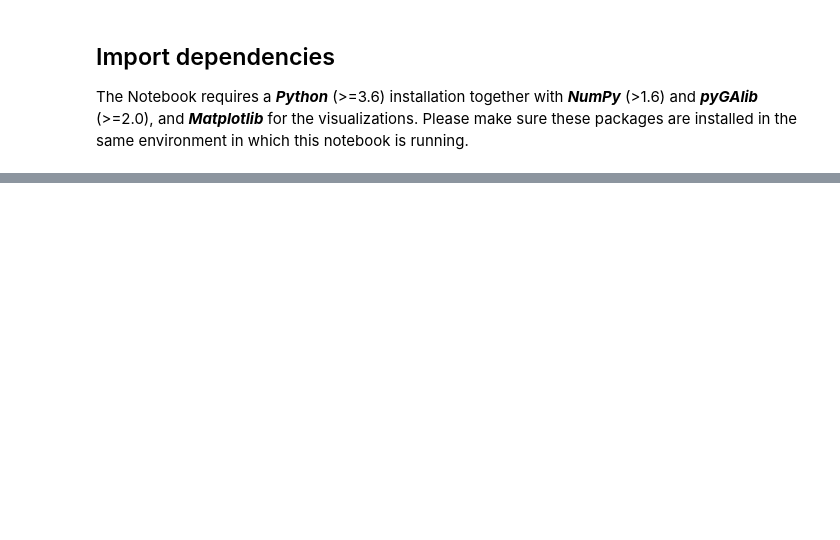
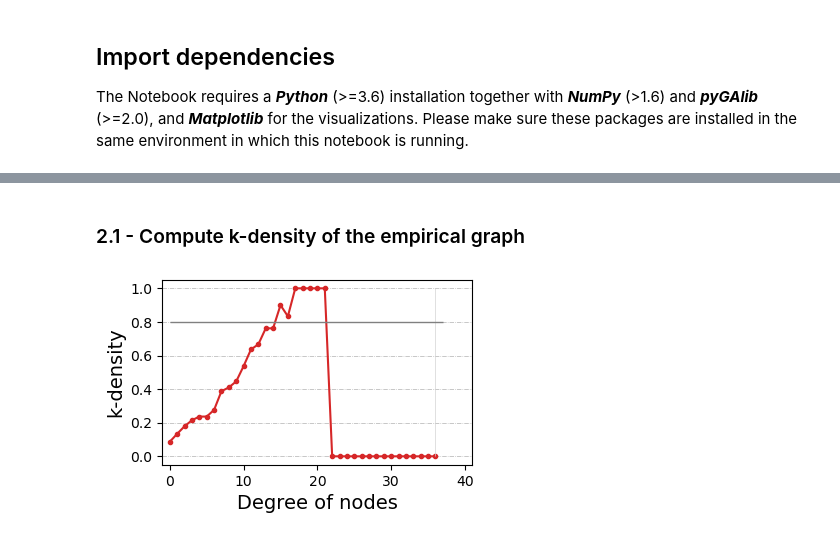
Before and after one commit to gorkazl/pyGAlib, a Jupyter notebook: Examples/RichClub_Undirected.ipynb, the cells around one changed output, grey strips where cells are left out. Saved outputs shown, nothing was run; the diff lists cells and outputs as text; code cells hidden in the pictures; blank space fills up the shorter version.

```diff
--- a/Examples/RichClub_Undirected.ipynb
+++ b/Examples/RichClub_Undirected.ipynb
@@ -50,0 +92,21 @@ N = len(net)
+# %% [markdown]
+### 2.1 - Compute k-density of the empirical graph
+# %%
+# Iteratively compute k-density for all degrees
+kdens = galib.k_Density(net)
+
+# Plot the k-density curve
+kmax = deg.max()
+klist = np.arange(0,kmax+1)
+
+plt.figure(figsize=(4,2.4))
+plt.plot(klist, kdens, '.-', color='tab:red')
+plt.vlines(x=kmax, ymin=0,ymax=1,      color='lightgray', lw=0.5)
+plt.hlines(y=0.8,  xmin=0,xmax=kmax+1, color='gray', lw=1)
+
+plt.xlim(-1,kmax+5)
+plt.xlabel('Degree of nodes')
+plt.ylabel('k-density')
+plt.grid(axis='y', ls='-.', lw=0.5)
+# %% [output]
+[figure, added]
```
Also changed, not shown: parts of 22 cells of this notebook.
